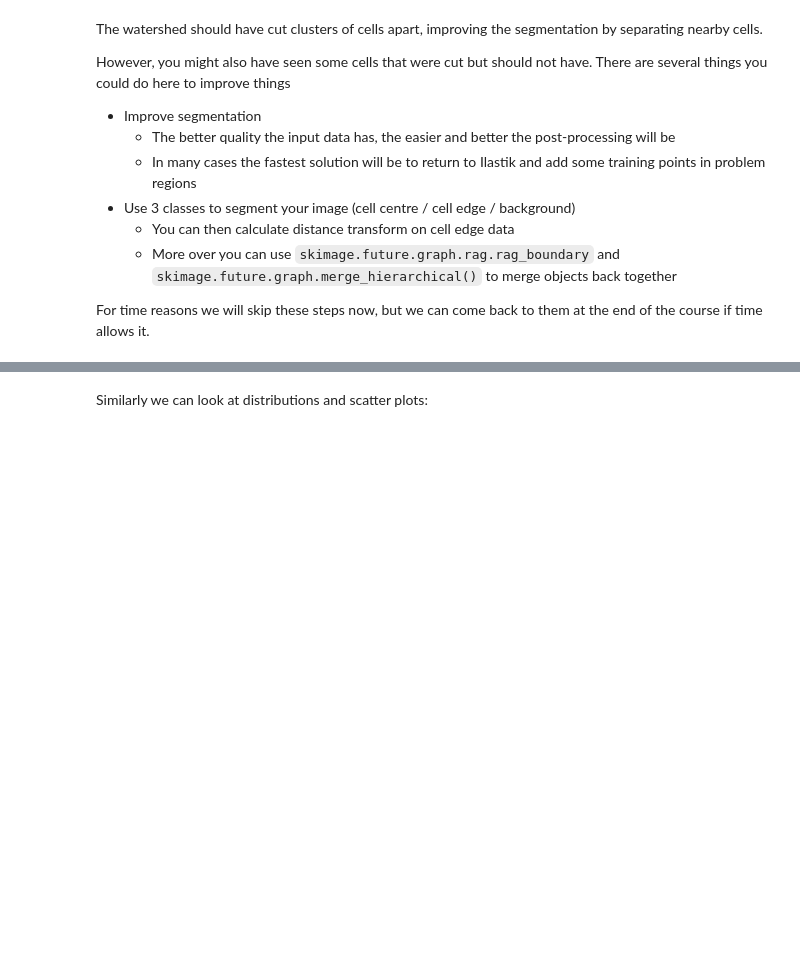
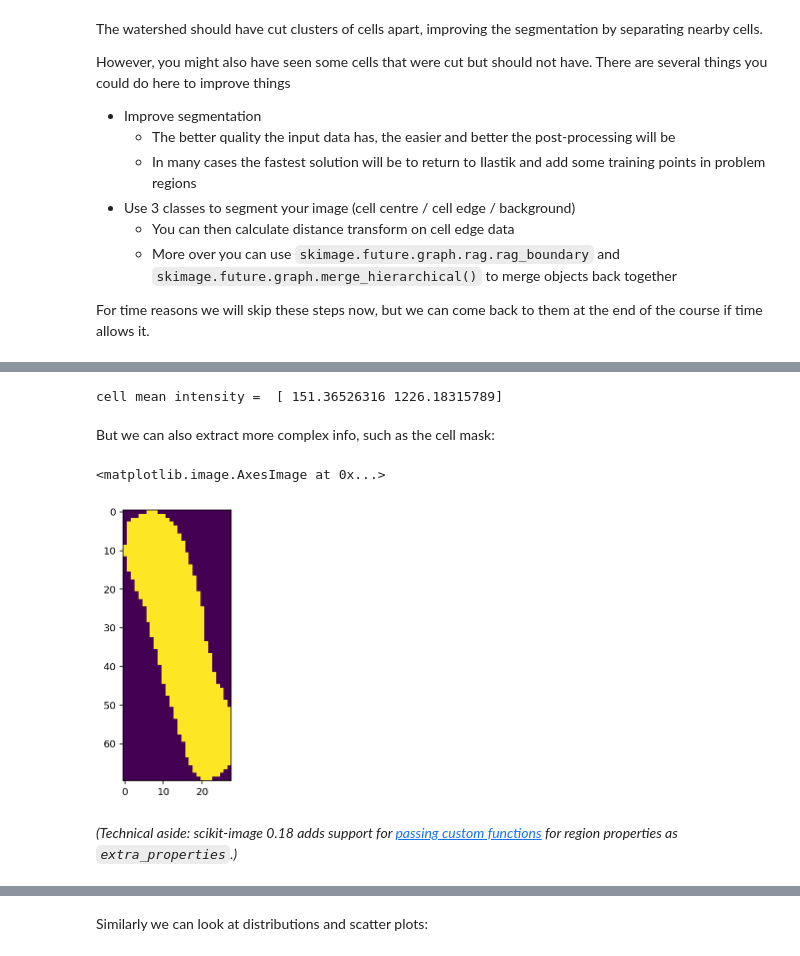
Before and after one commit to sib-swiss/spring_school_bioinformatics_microbiology, a Jupyter notebook: projects/project2/Project2A/postprocess_segmention.ipynb, the cells around one changed output, grey strips where cells are left out. Drawn from its saved outputs; the diff is of its cells as text; code cells hidden in the pictures; blank space fills up the shorter version.

```diff
--- a/projects/project2/Project2A/postprocess_segmention.ipynb
+++ b/projects/project2/Project2A/postprocess_segmention.ipynb
@@ -471,0 +376,12 @@ sns.lineplot(data=av_fluor);
+# %%
+#extract first frame
+label_im = labels_final[0,:,:]
+image = im_stack[0,:,:]
+
+#region props need color channel to be at end
+image = np.moveaxis(image, 0, -1)
+#we add the .compute() to instruct Dask to do all the calculations at this stage
+reg_props = regionprops(label_im.compute(), intensity_image=image.compute())
+
+print(len(reg_props))
+reg_props[0]
@@ -471,0 +397,14 @@ sns.lineplot(data=av_fluor);
+# %%
+print('cell mean intensity = ', reg_props[0].intensity_mean)
+# %% [output]
+cell mean intensity =  [ 151.36526316 1226.18315789]
+# %% [markdown]
+But we can also extract more complex info, such as the cell mask:
+# %%
+fig, axs = plt.subplots(figsize=(10,5))
+axs.imshow(reg_props[0].image)
+# %% [output]
+<matplotlib.image.AxesImage at 0x...>
+[figure, added]
+# %% [markdown]
+*(Technical aside: scikit-image 0.18 adds support for [passing custom functions](https://scikit-image.org/docs/dev/api/skimage.measure.html#skimage.measure.regionprops) for region properties as `extra_properties`.)*
```
Also changed, not shown: parts of 92 cells of this notebook, 2 other files.
